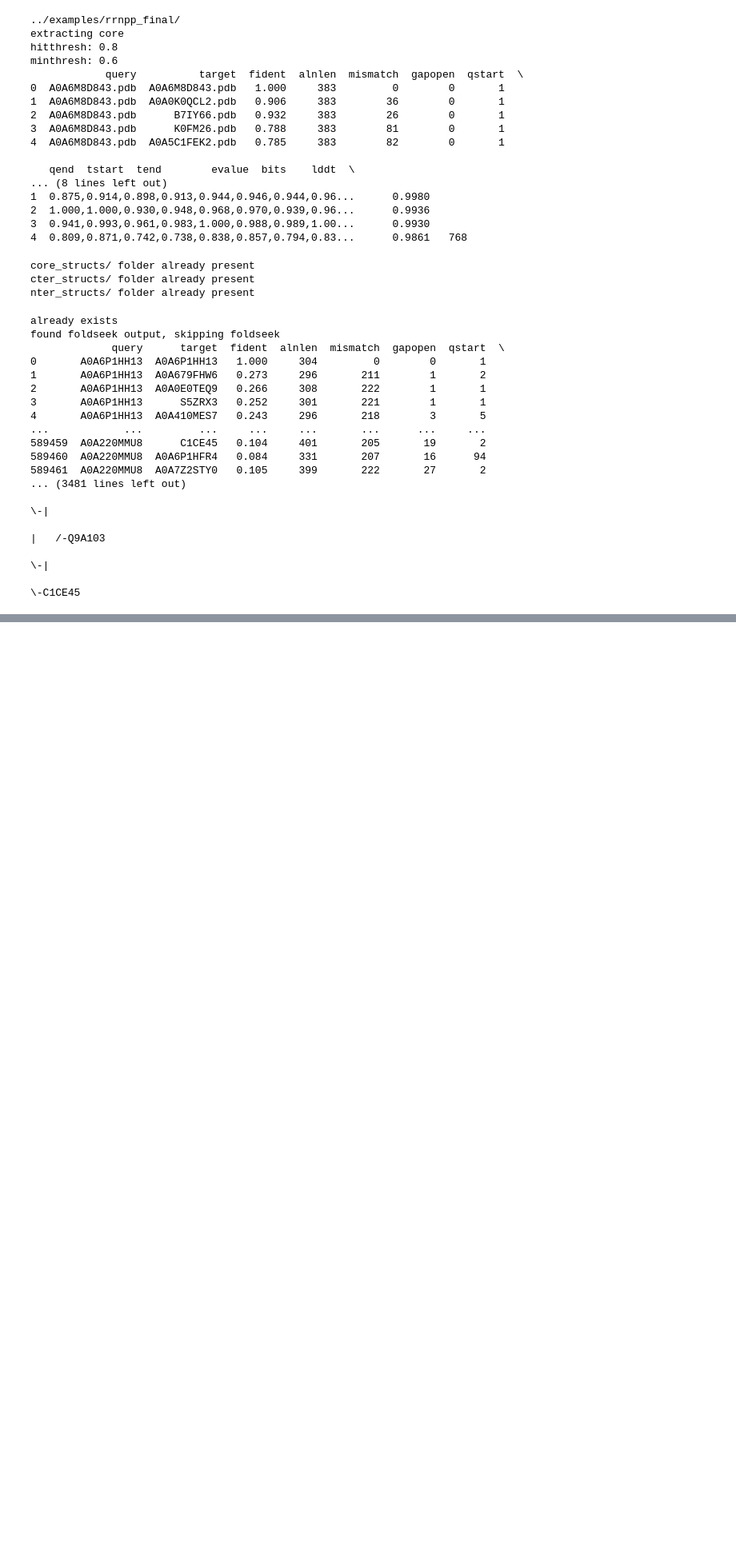
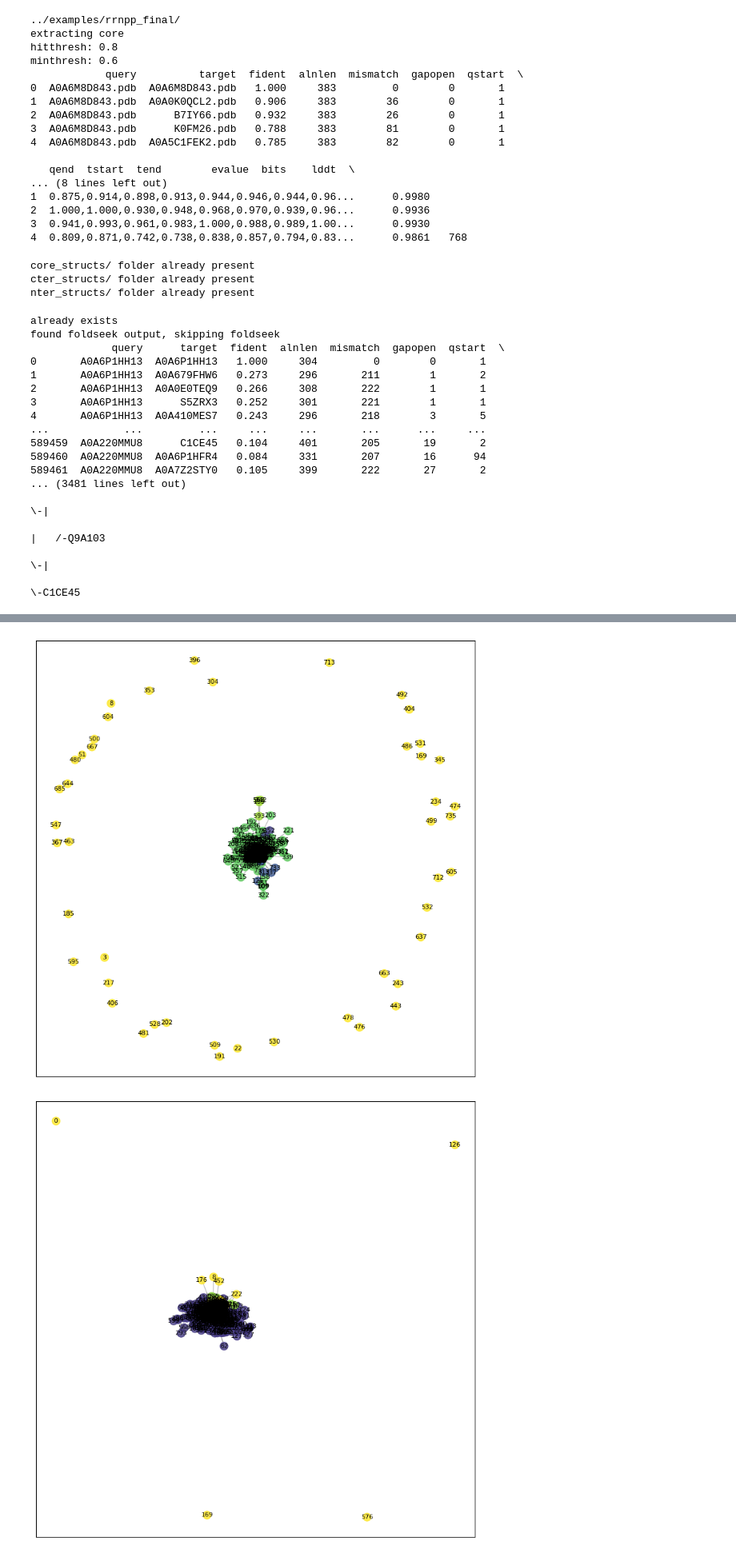
Before and after one commit to DessimozLab/fold_tree, a Jupyter notebook: notebooks/generate_rrnpp_phylo.ipynb, the cells around one changed output, grey strips where cells are left out. Shown at 80% size. Cells and saved outputs as stored; diff of their text form; code cells hidden in the pictures; blank space fills up the shorter version.

```diff
--- a/notebooks/generate_rrnpp_phylo.ipynb
+++ b/notebooks/generate_rrnpp_phylo.ipynb
@@ -207,0 +226,38 @@ cter components: 8
+# %%
+#plot networkx graphs with communities as different colors
+import numpy as np
+import matplotlib.pyplot as plt
+import networkx as nx
+
+
+def plot_communities(G, communities, pos, ax, node_size=100, node_color='blue', edge_color='gray', edge_alpha=0.5, node_alpha=0.8, with_labels=True):
+    """
+    Plots the graph G with the communities as different colors.
+    """
+    # set the colors of each node. The communities are the keys in the dictionary
+    # and the value is a list with all the nodes that belong to that community
+    cmap = plt.get_cmap('viridis')
+    colors = [cmap(i) for i in np.linspace(0, 1, len(communities))]
+
+    # assign a color to each node based on the community it belongs to
+    node_colors = [colors[G.nodes[node]['community']] for node in G.nodes()]
+    # draw the graph nodes
+    nx.draw_networkx_nodes(G, pos, ax=ax, node_size=node_size, alpha=node_alpha, node_color=node_colors)
+    # draw the graph edges
+    nx.draw_networkx_edges(G, pos, ax=ax, width=1.0, alpha=edge_alpha, edge_color=edge_color)
+    # draw the node labels
+    if with_labels:
+        nx.draw_networkx_labels(G, pos, ax=ax, font_size=8)
+    return ax
+
+# plot the graph with the communities
+fig, ax = plt.subplots(figsize=(10, 10))
+ax = plot_communities(cterG, Ccommunities, nx.spring_layout(cterG), ax)
+plt.show()
+
+fig, ax = plt.subplots(figsize=(10, 10))
+ax = plot_communities(nterG, Ncommunities, nx.spring_layout(nterG), ax)
+plt.show()
+# %% [output]
+[figure, added]
+[figure, added]
```
Also changed, not shown: parts of 2 cells of this notebook, 1 other file.
